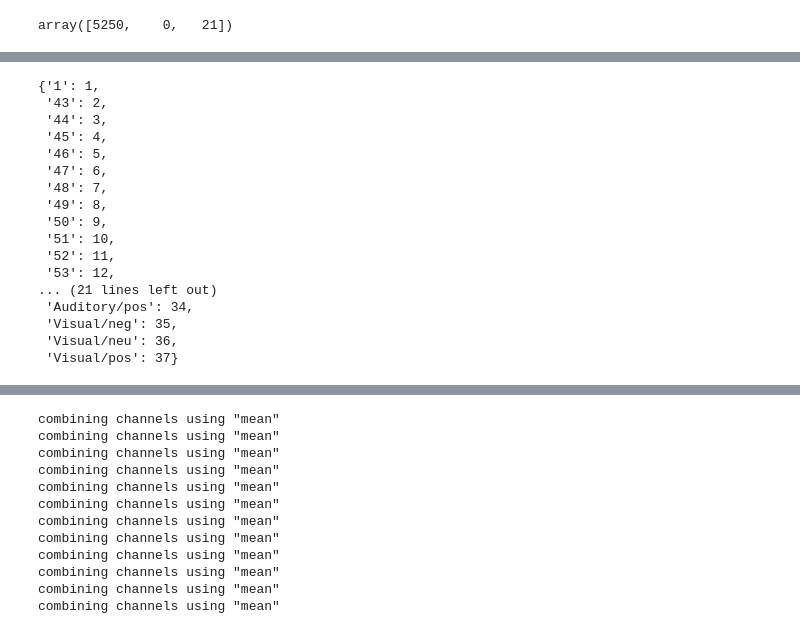
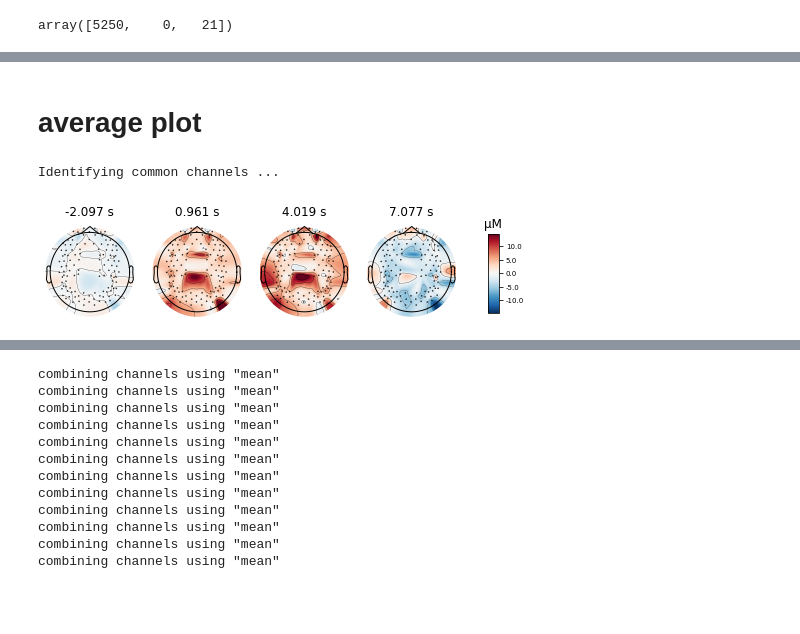
Before and after one commit to sigridbom/BA_fNIRS, a Jupyter notebook: preprocessing_analysis.ipynb, the cells around one changed output, grey strips where cells are left out. Saved outputs shown, nothing was run; the diff lists cells and outputs as text; code cells hidden in the pictures; blank space fills up the shorter version.

Commit message:
plots

```diff
--- a/preprocessing_analysis.ipynb
+++ b/preprocessing_analysis.ipynb
@@ -340,7 +340,7 @@ for idx, sub in enumerate(subjects):
 all_evokeds = defaultdict(list)
 df_epochs = defaultdict(list)
 
-for idx, sub in enumerate(subjects[:2]):  # no 17 only
+for idx, sub in enumerate(subjects):  # no 17 only
     raw_haemo, epochs = preprocess_only(
         sub, idx)
 
@@ -716,21 +650,6 @@ print(all_evokeds['Visual']) # den gemmer ikke noget
-# %%
-len(epochs.event_id)
-pprint(epochs.event_id)
-# %% [output]
-{'1': 1,
- '43': 2,
- '44': 3,
- '45': 4,
- '46': 5,
- '47': 6,
- '48': 7,
- '49': 8,
- '50': 9,
- '51': 10,
- '52': 11,
- '53': 12,
-... (21 lines left out)
- 'Auditory/pos': 34,
- 'Visual/neg': 35,
- 'Visual/neu': 36,
- 'Visual/pos': 37}
+# %% [markdown]
+# average plot
+# %%
+aud_neg = mne.grand_average(all_evokeds['Auditory/neg'])
+# %% [output]
+Identifying common channels ...
@@ -736,0 +660,6 @@ pprint(epochs.event_id)
+# %%
+fig_aud_neg = aud_neg.plot_topomap()
+
+fig_aud_neg.savefig('figures_grand_average/aud_neg.pdf')
+# %% [output]
+[figure, added]
```
Also changed, not shown: parts of 25 cells of this notebook.
